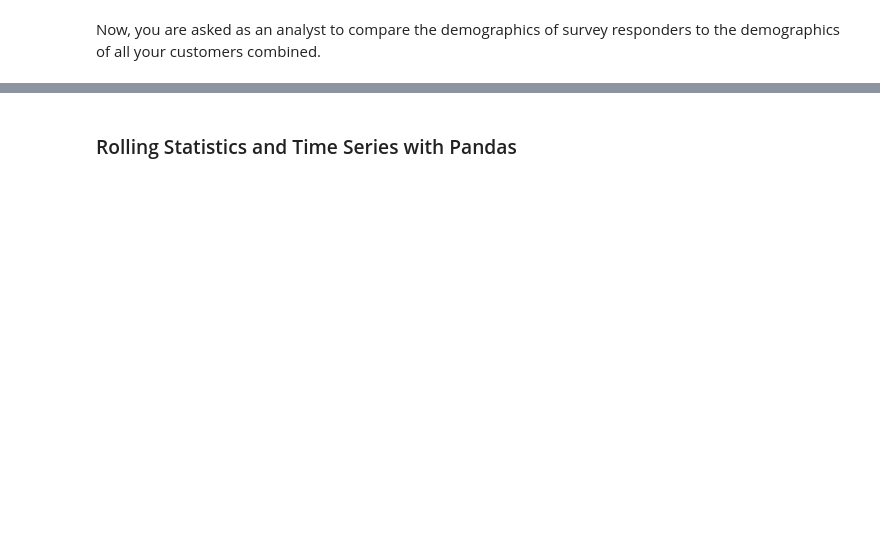
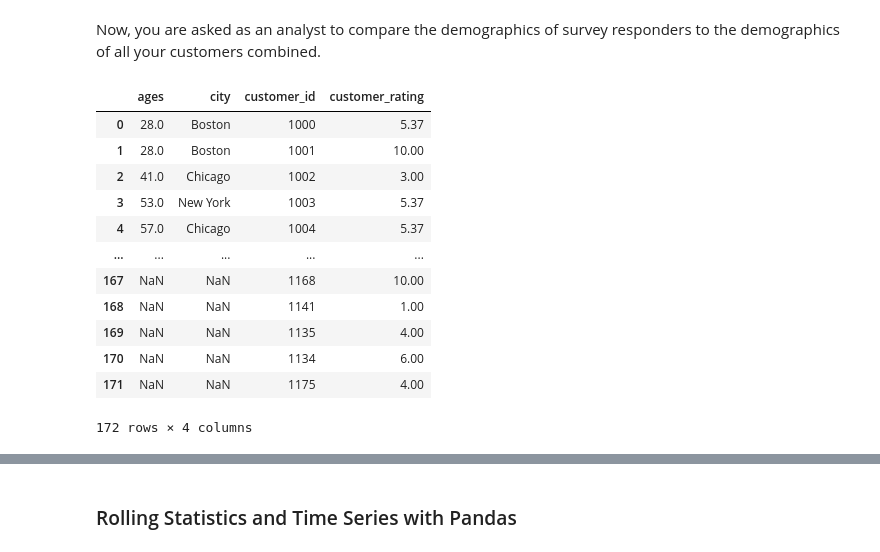
Before and after one commit to LeeTosti/coding-temple, a Jupyter notebook: week 3/lecture notes/Python II Day IV.ipynb, the cells around one changed output, grey strips where cells are left out. Saved outputs shown, nothing was run; the diff lists cells and outputs as text; code cells hidden in the pictures; blank space fills up the shorter version.

```diff
--- a/week 3/lecture notes/Python II Day IV.ipynb
+++ b/week 3/lecture notes/Python II Day IV.ipynb
@@ -894,2 +1035,22 @@ Create two DataFrame objects with random data. Each should contain 4 columns and
 # %% [markdown]
 <p>Now, you are asked as an analyst to compare the demographics of survey responders to the demographics of all your customers combined.</p>
+# %%
+demo_ratings_outer = customer_demo.merge(surveys, on='customer_id', how='outer')
+demo_ratings_outer
+
+demo_ratings_outer ['customer_rating']= demo_ratings_outer['customer_rating'].fillna(demo_ratings_outer['customer_rating'].mean())
+demo_ratings_outer
+# %% [output]
+|  | ages | city | customer_id | customer_rating |
+| 0 | 28.0 | Boston | 1000 | 5.37 |
+| 1 | 28.0 | Boston | 1001 | 10.00 |
+| 2 | 41.0 | Chicago | 1002 | 3.00 |
+| 3 | 53.0 | New York | 1003 | 5.37 |
+| 4 | 57.0 | Chicago | 1004 | 5.37 |
+| ... | ... | ... | ... | ... |
+| 167 | NaN | NaN | 1168 | 10.00 |
+| 168 | NaN | NaN | 1141 | 1.00 |
+| 169 | NaN | NaN | 1135 | 4.00 |
+| 170 | NaN | NaN | 1134 | 6.00 |
+| 171 | NaN | NaN | 1175 | 4.00 |
+172 rows × 4 columns
```
Also changed, not shown: parts of 40 cells of this notebook, 2 other files.
